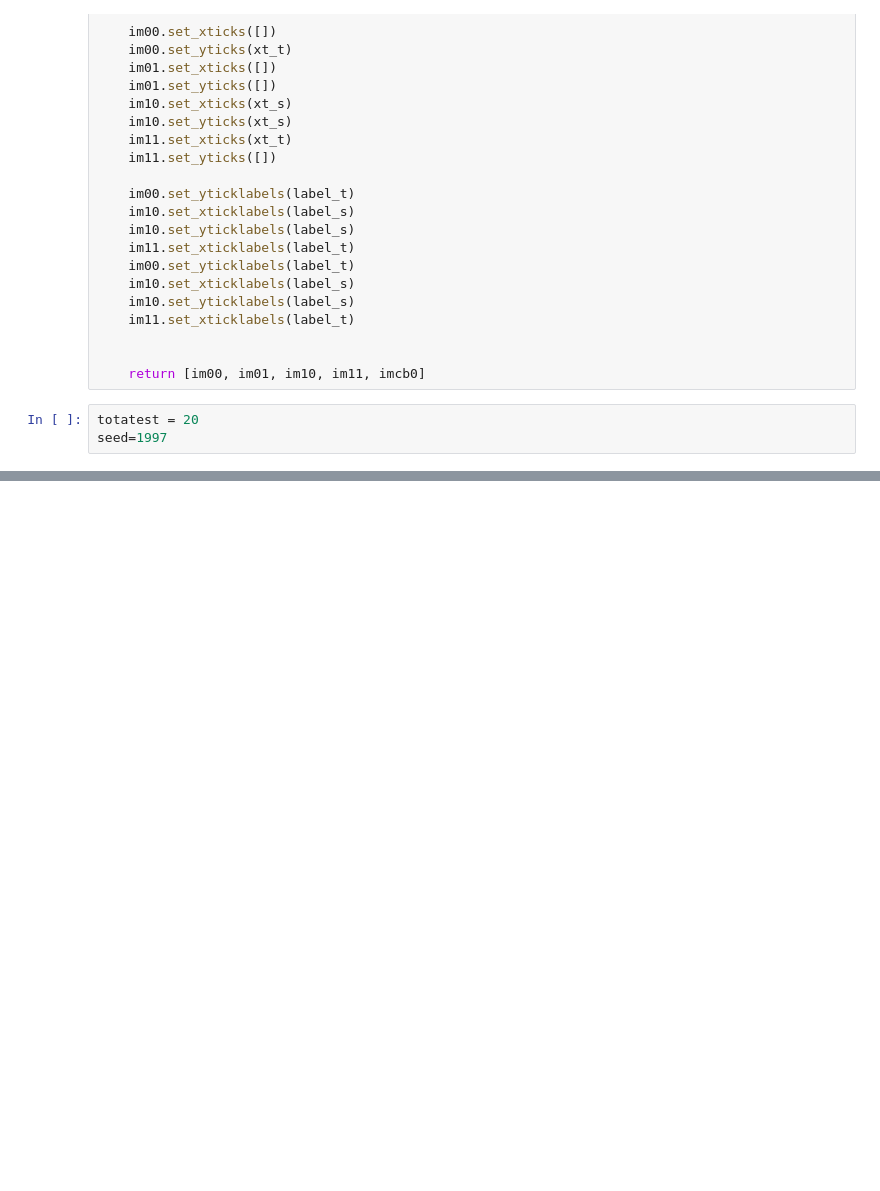
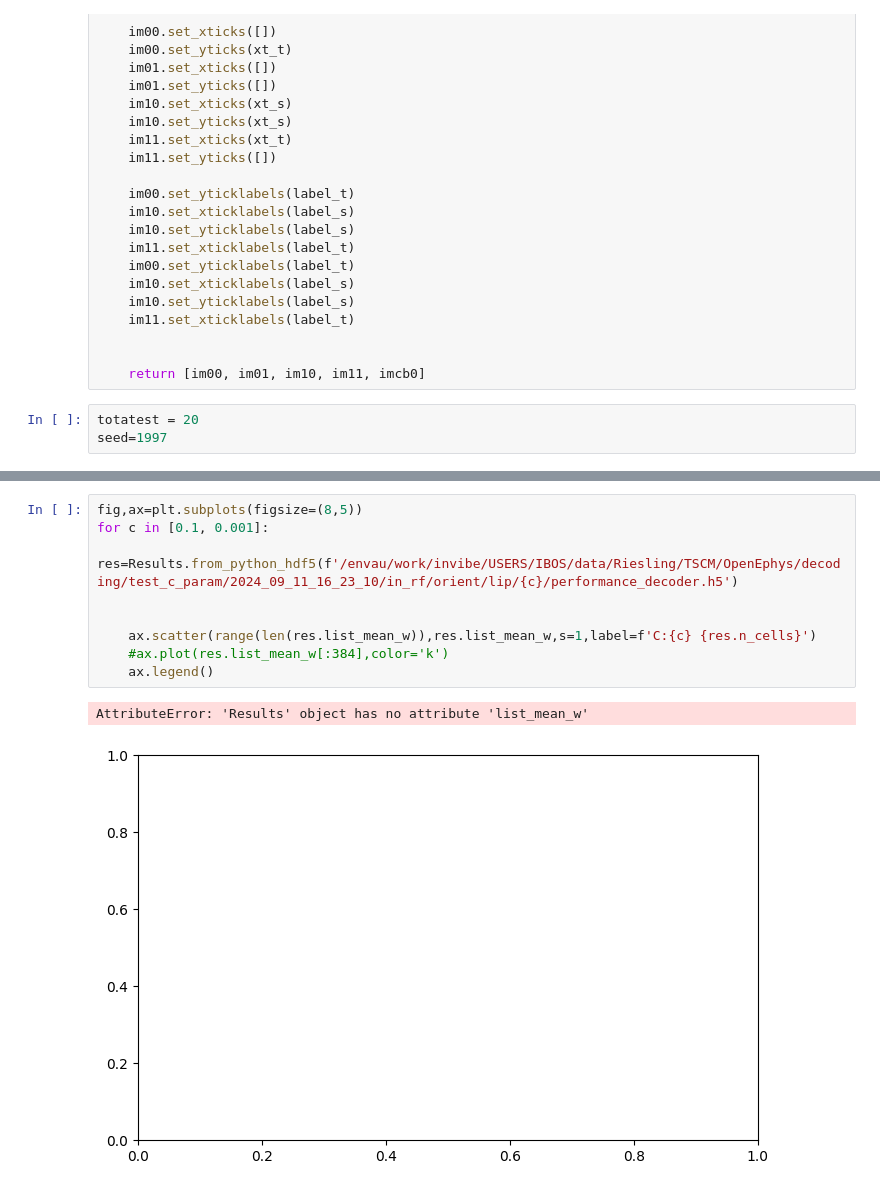
Before and after one commit to Ibos-lab/Users, a Jupyter notebook: losadac/decoder/test_param_c.ipynb, the cells around one changed output, grey strips where cells are left out. Drawn from its saved outputs; the diff is of its cells as text; blank space fills up the shorter version.

```diff
--- a/losadac/decoder/test_param_c.ipynb
+++ b/losadac/decoder/test_param_c.ipynb
@@ -226 +344,13 @@ TypeError: define_contour_latencies() got an unexpected keyword argument 'thres1
+# %%
+fig,ax=plt.subplots(figsize=(8,5))
+for c in [0.1, 0.001]:
+    res=Results.from_python_hdf5(f'/envau/work/invibe/USERS/IBOS/data/Riesling/TSCM/OpenEphys/decoding/test_c_param/2024_09_11_16_23_10/in_rf/orient/lip/{c}/performance_decoder.h5')
+
+
+    ax.scatter(range(len(res.list_mean_w)),res.list_mean_w,s=1,label=f'C:{c} {res.n_cells}')
+    #ax.plot(res.list_mean_w[:384],color='k')
+    ax.legend()
+# %% [output]
+AttributeError: 'Results' object has no attribute 'list_mean_w'
+[figure, added]
 # %%
```
Also changed, not shown: parts of 9 cells of this notebook, 3 other files.
